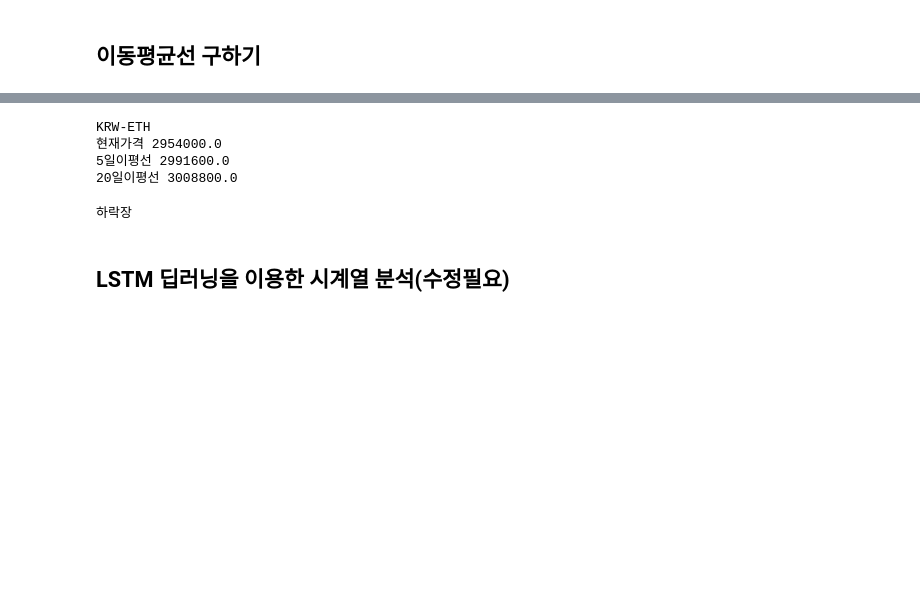
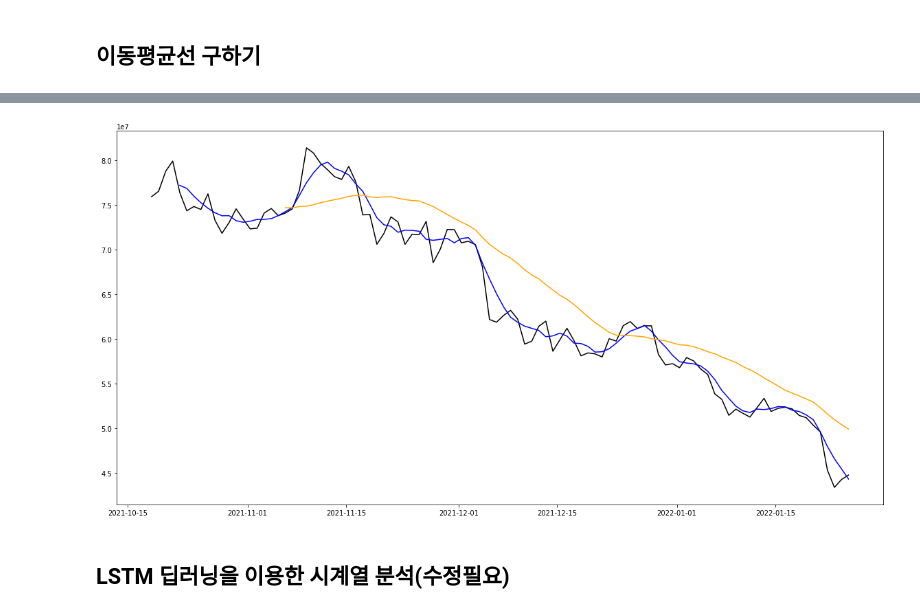
Before and after one commit to ghlim40/BT, a Jupyter notebook: 비트코인_예측_및_자동매매_연습코드.ipynb, the cells around one changed output, grey strips where cells are left out. Saved outputs shown, nothing was run; the diff lists cells and outputs as text; code cells hidden in the pictures; blank space fills up the shorter version.

Commit message:
이동평균선 구현

```diff
--- a/비트코인_예측_및_자동매매_연습코드.ipynb
+++ b/비트코인_예측_및_자동매매_연습코드.ipynb
@@ -111,2 +127,6 @@ Text(0.5, 1.0, 'KRW-ETH')
 # %% [markdown]
 ## **이동평균선 구하기**
+# %%
+#day/minute1/minute3/minute5/minute10/minute15/minute30/minute60/minute240/week/month
+dfUpbit_ma = pyupbit.get_ohlcv(coin,count=100,interval='day')
+dfUpbit_ma
@@ -112,0 +147,4 @@ Text(0.5, 1.0, 'KRW-ETH')
+# %%
+#데이터 프레임 슬라이싱을 통해 날짜와 종가만 남김
+data_predict_ma = dfUpbit_ma.loc[:,['open','close']]
+data_predict_ma
@@ -113,11 +165,9 @@ Text(0.5, 1.0, 'KRW-ETH')
 # %%
 #5일 이평선
-ma5 = dfUpbit['close'].rolling(window=5).mean()
-last_ma5 = ma5[-2]
+ma5 = data_predict_ma['close'].rolling(window=5).mean()
 
 #20일 이평선
-ma20  = dfUpbit['close'].rolling(window=20).mean()
-last_ma20 = ma20[-2]
+ma20  = data_predict_ma['close'].rolling(window=20).mean()
 
 #현재가격
 price = pyupbit.get_current_price(coin)
@@ -139,17 +174,14 @@ Name: close, Length: 1000, dtype: float64
-# %%
-print(coin,"\n현재가격",price,"\n5일이평선",last_ma5,"\n20일이평선",last_ma20)
-# %% [output]
-KRW-ETH
-현재가격 2954000.0
-5일이평선 2991600.0
-20일이평선 3008800.0
-# %%
-if price > last_ma5:
-  print("상승장")
-else:
-  print("하락장")
-# %% [output]
-하락장
+# %%
+#계산한 이동평균선 값 병합
+data_predict_ma.insert(2,"MA5",ma5)
+data_predict_ma.insert(3,"MA20",ma20)
+# %%
+plt.plot(data_predict_ma.index, data_predict_ma['open'],color='k', label="시가")
+plt.plot(data_predict_ma.index, data_predict_ma['MA5'], color='blue', label="5일이동평균선")
+plt.plot(data_predict_ma.index, data_predict_ma['MA20'], color='orange', label="20일이동평균선")
+plt.show()
+# %% [output]
+[figure, added]
 # %% [markdown]
 ## **LSTM 딥러닝을 이용한 시계열 분석(수정필요)**
 # %%
```
Also changed, not shown: parts of 9 cells of this notebook.
